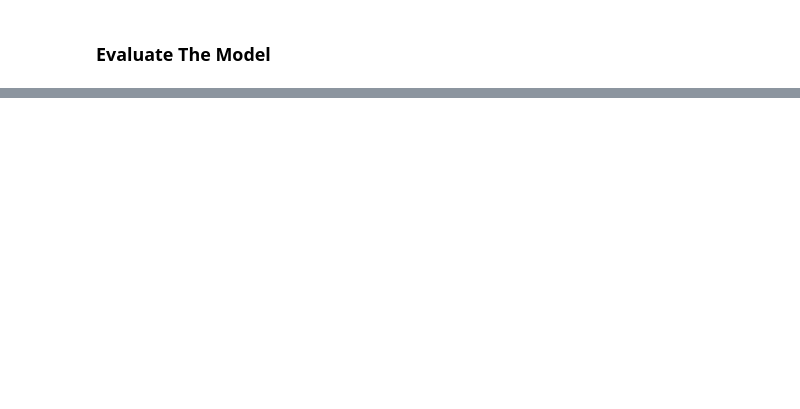
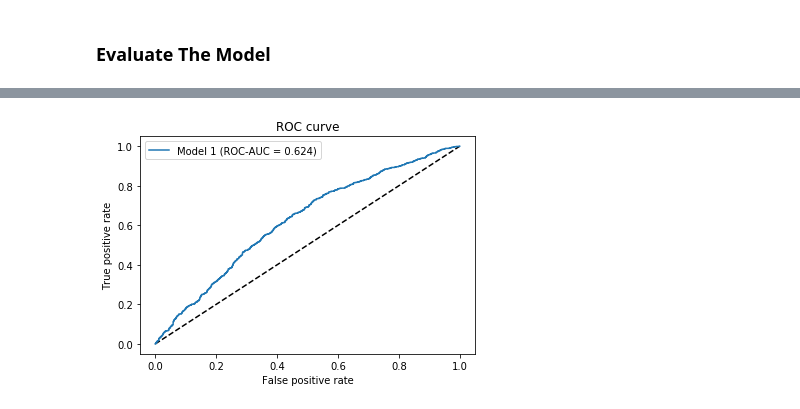
Before and after one commit to iml-wg/tutorials, a Jupyter notebook: notebooks/Keras CNN Classification.ipynb, the cells around one changed output, grey strips where cells are left out. Drawn from its saved outputs; the diff is of its cells as text; code cells hidden in the pictures; blank space fills up the shorter version.

```diff
--- a/notebooks/Keras CNN Classification.ipynb
+++ b/notebooks/Keras CNN Classification.ipynb
@@ -151,9 +187,11 @@ print('Test ROC AUC:', roc_auc)
 # %%
 plt.plot([0, 1], [0, 1], 'k--')
 plt.legend(loc=2, prop={'size': 15})
-plt.plot(fpr, tpr, label='Proteus Model 1 (ROC-AUC = {:.3f})'.format(roc_auc))
+plt.plot(fpr, tpr, label='Model 1 (ROC-AUC = {:.3f})'.format(roc_auc))
 plt.xlabel('False positive rate')
 plt.ylabel('True positive rate')
 plt.title('ROC curve')
 plt.legend(loc='best')
 plt.show()
+# %% [output]
+[figure, added]
```
Also changed, not shown: parts of 10 cells of this notebook, 2 other files.
